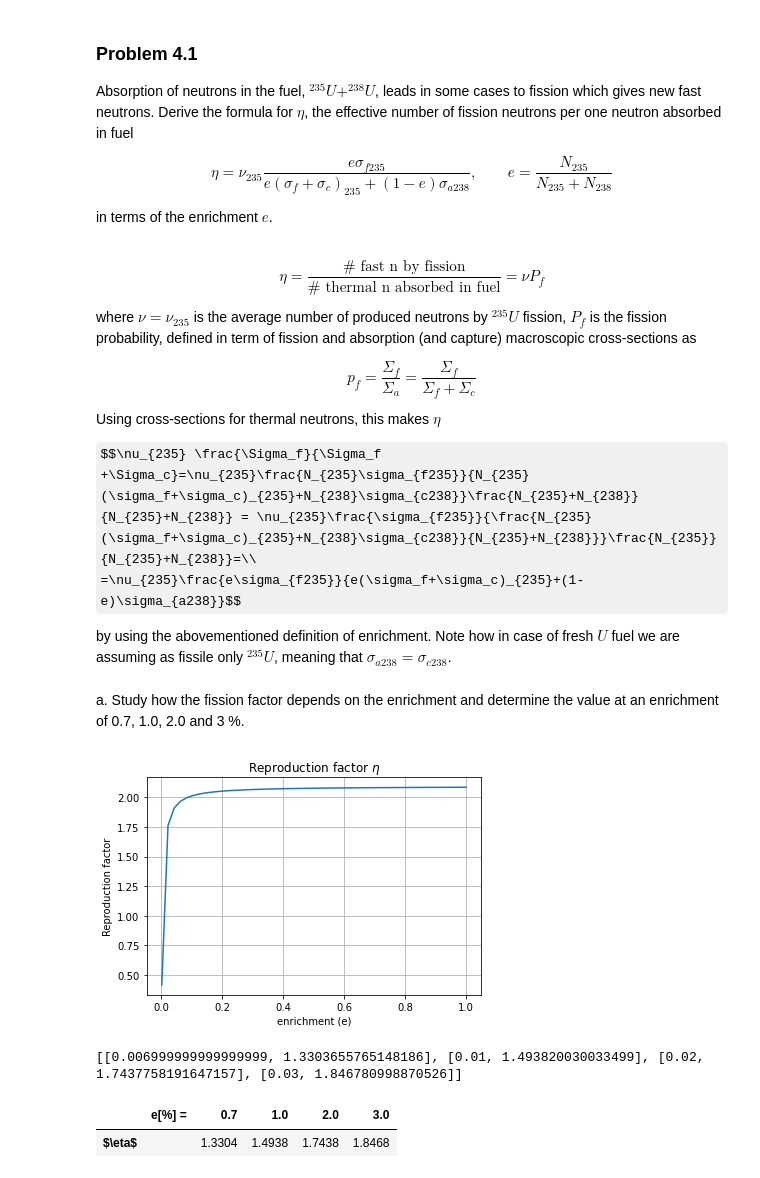
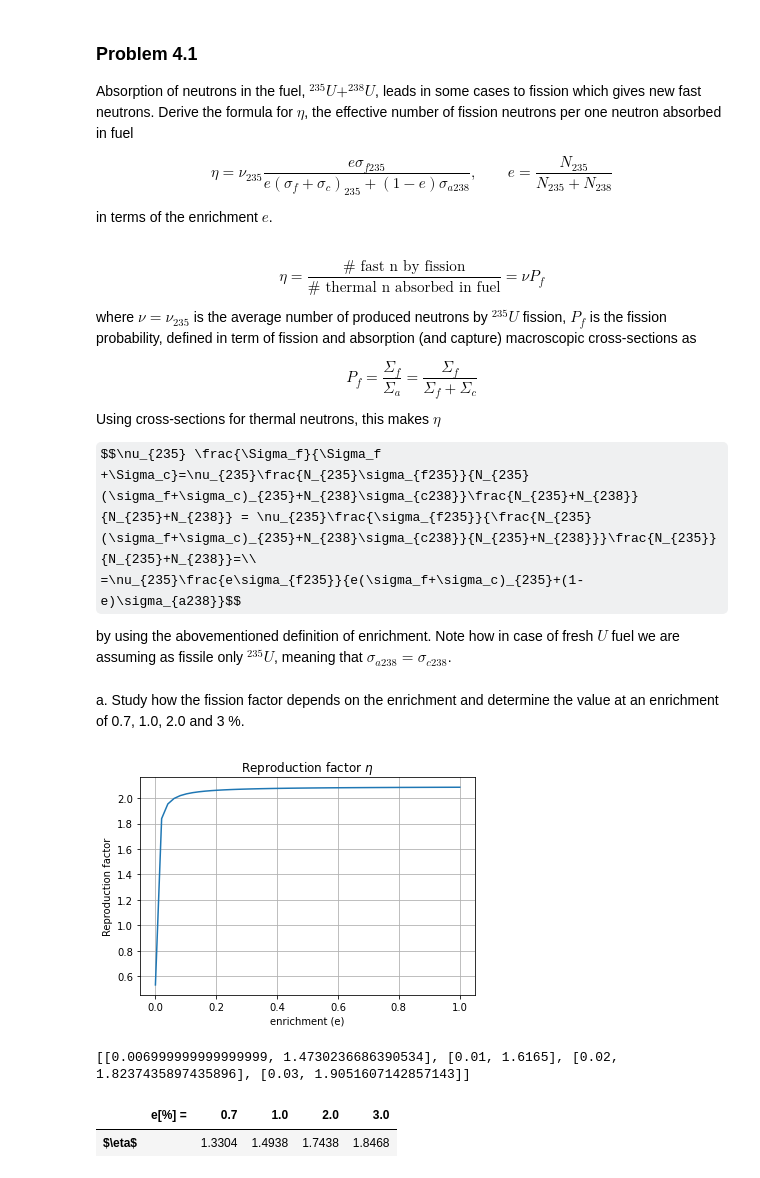
Before and after one commit to nora-salone/Physics-of-Nuclear-Energy, a Jupyter notebook: Phys_nucl_energy_4.ipynb, the cells around one changed output. Drawn from its saved outputs; the diff is of its cells as text; code cells hidden in the pictures; some formulas as TeX source.

```diff
--- a/Phys_nucl_energy_4.ipynb
+++ b/Phys_nucl_energy_4.ipynb
@@ -26,7 +26,7 @@ $$\eta = \frac{\text{# fast n by fission}}{\text{# thermal n absorbed in fuel}}
 
 where $\nu=\nu_{235}$ is the average number of produced neutrons by $^{235} U$ fission, $P_f$ is the fission probability, defined in term of fission and absorption (and capture) macroscopic cross-sections as
 
-$$p_f = \frac{\Sigma_f}{\Sigma_a} = \frac{\Sigma_f}{\Sigma_f +\Sigma_c}$$
+$$P_f = \frac{\Sigma_f}{\Sigma_a} = \frac{\Sigma_f}{\Sigma_f +\Sigma_c}$$
 
 Using cross-sections for thermal neutrons, this makes $\eta$
 
@@ -40,22 +40,22 @@ enrichment of 0.7, 1.0, 2.0 and 3 %.
 # %%
 # Data for plotting
 e = np.linspace(0.001, 1.0, 50, endpoint=True)
 sigma_f235 = 583.0 #barn
 sigma_c235 = 99.0 #barn
-sigma_c238 = 2.73 #barn
+sigma_c238 = 2.0 #barn
 nu = 2.44 #for uranium
 
 eta = nu*e*sigma_f235/(e*(sigma_f235+sigma_c235)+(1-e)*sigma_c238)
 fig, ax = plt.subplots()
 ax.plot(e, eta)
 
 ax.set(xlabel='enrichment (e)', ylabel='Reproduction factor',
        title='Reproduction factor $\eta$')
 ax.grid()
 
 plt.show()
 # %% [output]
-[figure, old version]
+[figure, new version]
 # %%
 data=np.divide([0.7,1.0,2.0,3.0],100) # e are precentages, in the formula 1-e
 results=[]
@@ -68,7 +68,7 @@ for i in range(len(data)):
 
 print(results)
 # %% [output]
-[[0.006999999999999999, 1.3303655765148186], [0.01, 1.493820030033499], [0.02, 1.7437758191647157], [0.03, 1.846780998870526]]
+[[0.006999999999999999, 1.4730236686390534], [0.01, 1.6165], [0.02, 1.8237435897435896], [0.03, 1.9051607142857143]]
 # %%
 Dane=np.array([["",'1.3304','1.4938','1.7438','1.8468']])
 
```
Also changed, not shown: parts of 11 cells of this notebook.
